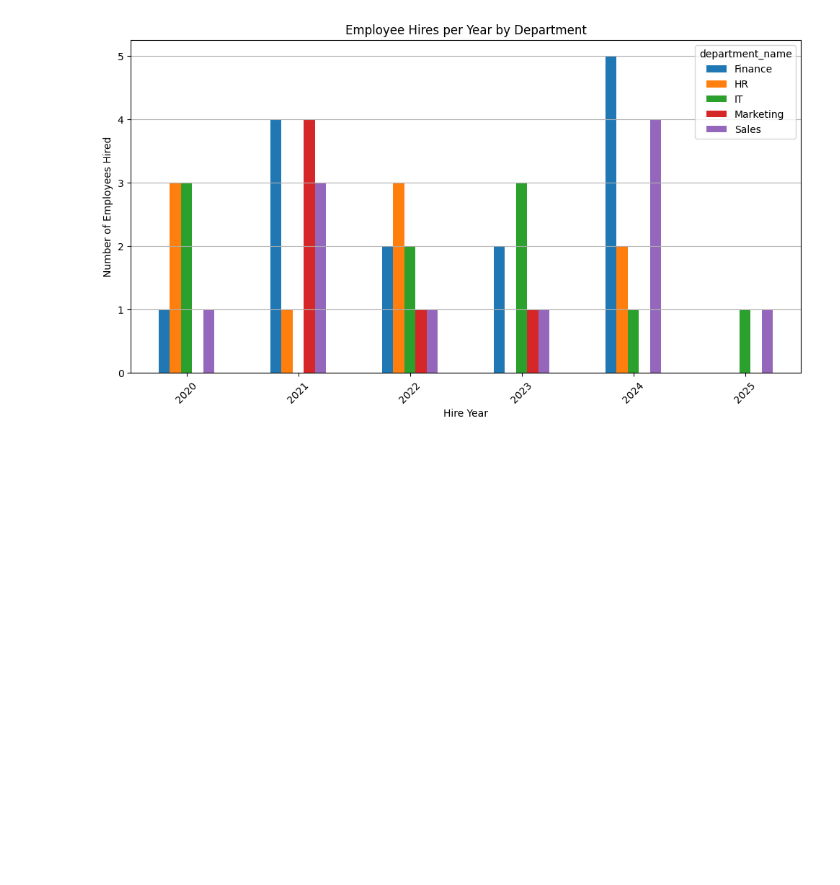
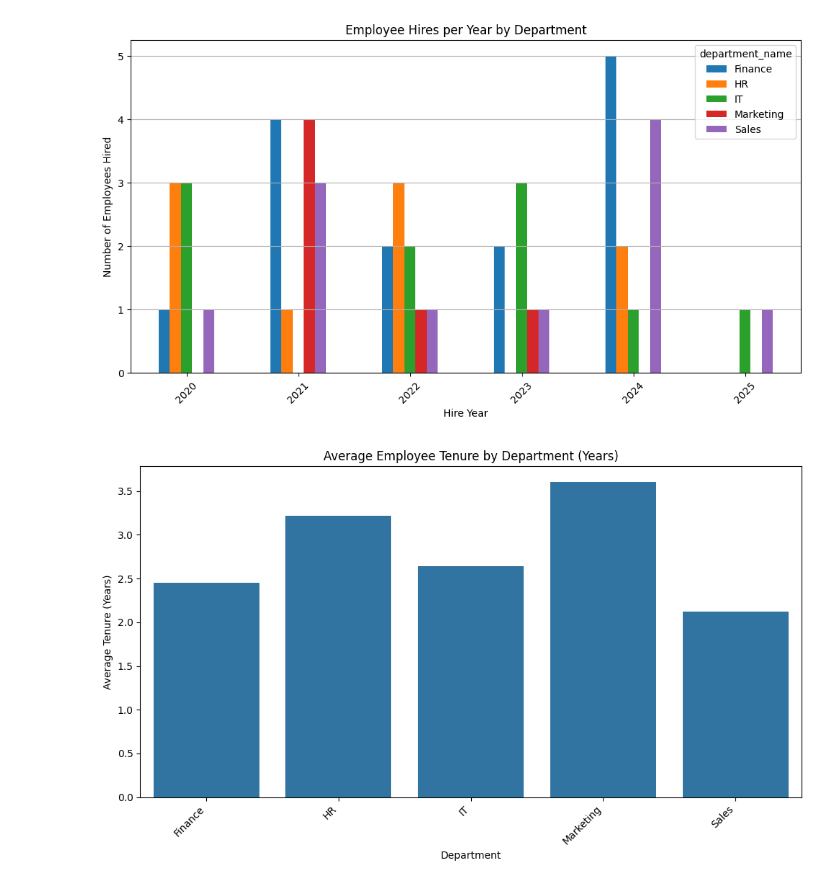
Before and after one commit to Marcin-Charzynski/financial-analysis-of-a-fictitious-company, a Jupyter notebook: jupyter_notebooks/sql_analysis2.ipynb, the cells around one changed output. Drawn from its saved outputs; the diff is of its cells as text; code cells hidden in the pictures; blank space fills up the shorter version.

Commit message:
new chart added

```diff
--- a/jupyter_notebooks/sql_analysis2.ipynb
+++ b/jupyter_notebooks/sql_analysis2.ipynb
@@ -202,6 +203,31 @@ plt.show()
 13              IT      2025          1
 14       Marketing      2021          4
 [figure]
+# %%
+# Employee Retention Analysis (Average Tenure by Department)
+query = """
+SELECT
+    d.department_name,
+    AVG(JULIANDAY('now') - JULIANDAY(e.hire_date)) / 365.25 AS avg_tenure_years,
+    COUNT(e.employee_id) AS total_employees
+FROM employees e
+JOIN departments d ON e.department_id = d.department_id
+GROUP BY d.department_name;
+"""
+df_tenure = pd.read_sql(query, conn)
+
+# Plot
+plt.figure(figsize=(10,6))
+sns.barplot(data=df_tenure, x='department_name', y='avg_tenure_years')
+plt.title('Average Employee Tenure by Department (Years)')
+plt.ylabel('Average Tenure (Years)')
+plt.xlabel('Department')
+plt.xticks(rotation=45, ha='right')
+plt.tight_layout()
+plt.savefig('../assets/jupyter_notebooks_charts/employee_tenure_by_department.png')
+plt.show()
+# %% [output]
+[figure, added]
 # %%
 # Close the database connection
 conn.close()
```
Also changed, not shown: parts of 1 cell of this notebook, 2 other files.
